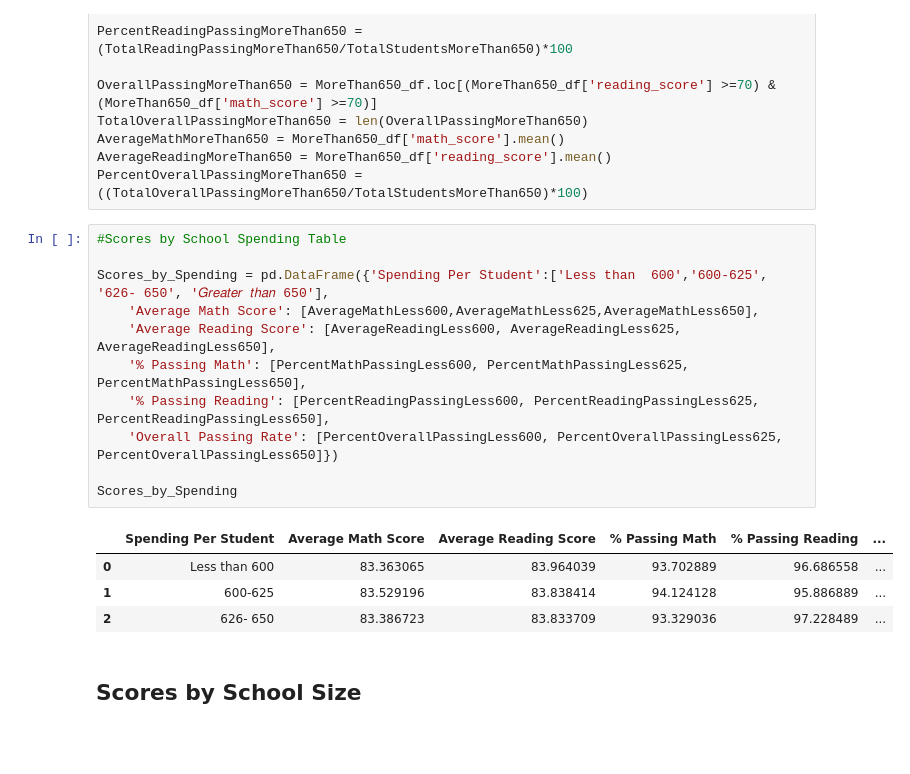
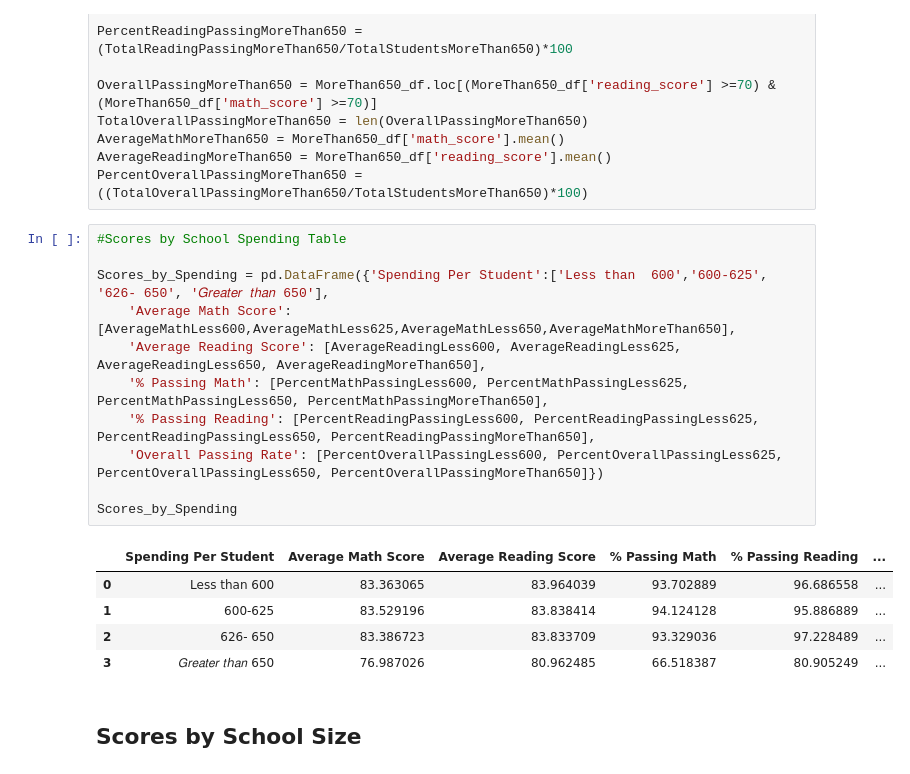
Before and after one commit to hamiltojogo/pandas-challenge, a Jupyter notebook: PyCitySchools_starter.ipynb, the cells around one changed output. Drawn from its saved outputs; the diff is of its cells as text; blank space fills up the shorter version.

```diff
--- a/PyCitySchools_starter.ipynb
+++ b/PyCitySchools_starter.ipynb
@@ -984,19 +984,20 @@ PercentOverallPassingMoreThan650 = ((TotalOverallPassingMoreThan650/TotalStudent
 # %%
 #Scores by School Spending Table
 
 Scores_by_Spending = pd.DataFrame({'Spending Per Student':['Less than  600','600-625', '626- 650', '𝐺𝑟𝑒𝑎𝑡𝑒𝑟 𝑡ℎ𝑎𝑛 650'],
-    'Average Math Score': [AverageMathLess600,AverageMathLess625,AverageMathLess650],
-    'Average Reading Score': [AverageReadingLess600, AverageReadingLess625, AverageReadingLess650],
-    '% Passing Math': [PercentMathPassingLess600, PercentMathPassingLess625, PercentMathPassingLess650],
-    '% Passing Reading': [PercentReadingPassingLess600, PercentReadingPassingLess625, PercentReadingPassingLess650],
-    'Overall Passing Rate': [PercentOverallPassingLess600, PercentOverallPassingLess625, PercentOverallPassingLess650]})
+    'Average Math Score': [AverageMathLess600,AverageMathLess625,AverageMathLess650,AverageMathMoreThan650],
+    'Average Reading Score': [AverageReadingLess600, AverageReadingLess625, AverageReadingLess650, AverageReadingMoreThan650],
+    '% Passing Math': [PercentMathPassingLess600, PercentMathPassingLess625, PercentMathPassingLess650, PercentMathPassingMoreThan650],
+    '% Passing Reading': [PercentReadingPassingLess600, PercentReadingPassingLess625, PercentReadingPassingLess650, PercentReadingPassingMoreThan650],
+    'Overall Passing Rate': [PercentOverallPassingLess600, PercentOverallPassingLess625, PercentOverallPassingLess650, PercentOverallPassingMoreThan650]})
 
 Scores_by_Spending
 # %% [output]
 |  | Spending Per Student | Average Math Score | Average Reading Score | % Passing Math | % Passing Reading | ... |
 | 0 | Less than 600 | 83.363065 | 83.964039 | 93.702889 | 96.686558 | ... |
 | 1 | 600-625 | 83.529196 | 83.838414 | 94.124128 | 95.886889 | ... |
 | 2 | 626- 650 | 83.386723 | 83.833709 | 93.329036 | 97.228489 | ... |
+| 3 | 𝐺𝑟𝑒𝑎𝑡𝑒𝑟 𝑡ℎ𝑎𝑛 650 | 76.987026 | 80.962485 | 66.518387 | 80.905249 | ... |
 # %% [markdown]
 ## Scores by School Size
 # %% [markdown]
```
Also changed, not shown: parts of 4 cells of this notebook.
